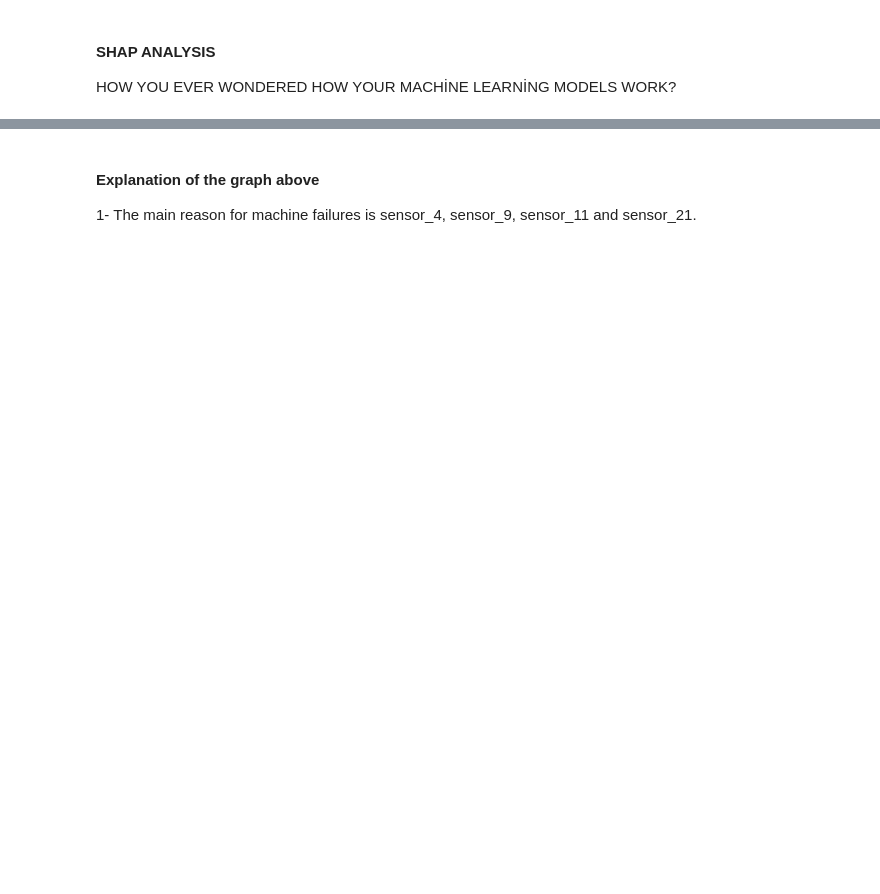
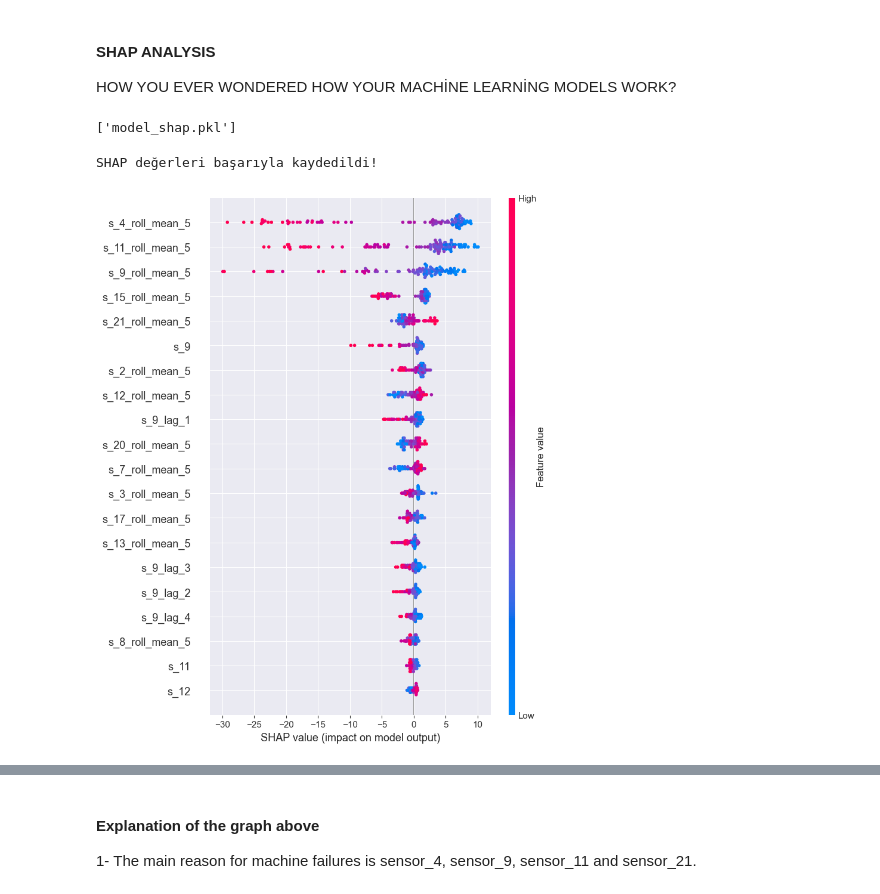
Before and after one commit to berkaylacinkaya/NASA_CMAPSS_TURBOFAN_ENGINE-PdM-, a Jupyter notebook: main.ipynb, the cells around one changed output, grey strips where cells are left out. Saved outputs shown, nothing was run; the diff lists cells and outputs as text; code cells hidden in the pictures; blank space fills up the shorter version.

Commit message:
Editing hyperparameter settings according to XGBoosting and evaluation of the Results,Shap analaysis.

```diff
--- a/main.ipynb
+++ b/main.ipynb
@@ -559,5 +622,5 @@ print(mean_absolute_error(y_test, y_pred))
 # %%
-xgb=XGBRegressor(n_estimators=1500,
+xgb=XGBRegressor(n_estimators=1000,
                  learning_rate=0.01,
                  max_depth=4,
                  subsample=0.8,
@@ -577,13 +655,13 @@ print(mean_absolute_error(y_test, y_pred))
 param_list={
     "n_estimators":[287,350,450,500],
     "max_depth":[13],
-    "max_features":["sqrt"],
-    "min_samples_split":[2,3,4],
-    "min_samples_leaf":[2,3,4],
+    "learning_rate": [0.01, 0.05, 0.1],
+    "subsample": [0.7, 0.8, 0.9],
+    "colsample_bytree": [0.6, 0.75, 0.85]
 }
 # %%
 grid_search_model=RandomizedSearchCV(
-    estimator=model_forest,
+    estimator=xgb,
     param_distributions=param_list,
     n_iter=10,
     scoring="r2",
@@ -630,12 +753,18 @@ HOW YOU EVER WONDERED HOW YOUR MACHİNE LEARNİNG MODELS WORK?
 import pickle
 # %%
 explainer = shap.TreeExplainer(best_model)
-shap_values=explainer.shap_values(X_test_for_shap)
+shap_values=explainer.shap_values(X_test)
 joblib.dump(shap_values, "model_shap.pkl")
+# %% [output]
+['model_shap.pkl']
 # %%
 with open('shap_data.pkl', 'wb') as file_obj:
-    pickle.dump({'shap_values': shap_values, 'X_test': X_test_for_shap}, file_obj)
+    pickle.dump({'shap_values': shap_values, 'X_test': X_test}, file_obj)
 print("SHAP değerleri başarıyla kaydedildi!")
+# %% [output]
+SHAP değerleri başarıyla kaydedildi!
 # %%
-shap.summary_plot(shap_values, X_test_for_shap)
+shap.summary_plot(shap_values, X_test)
+# %% [output]
+[figure, added]
 # %%
```
Also changed, not shown: parts of 21 cells of this notebook, 4 other files.
